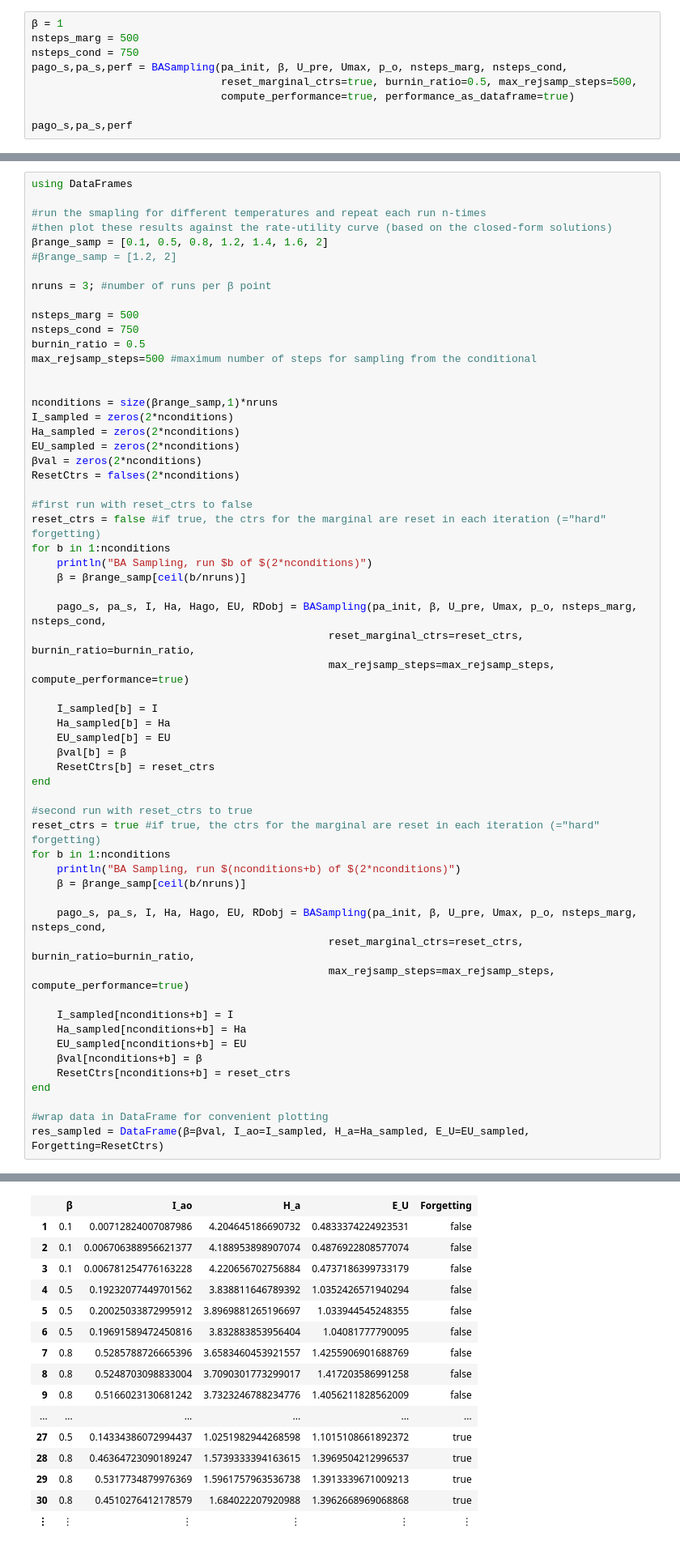
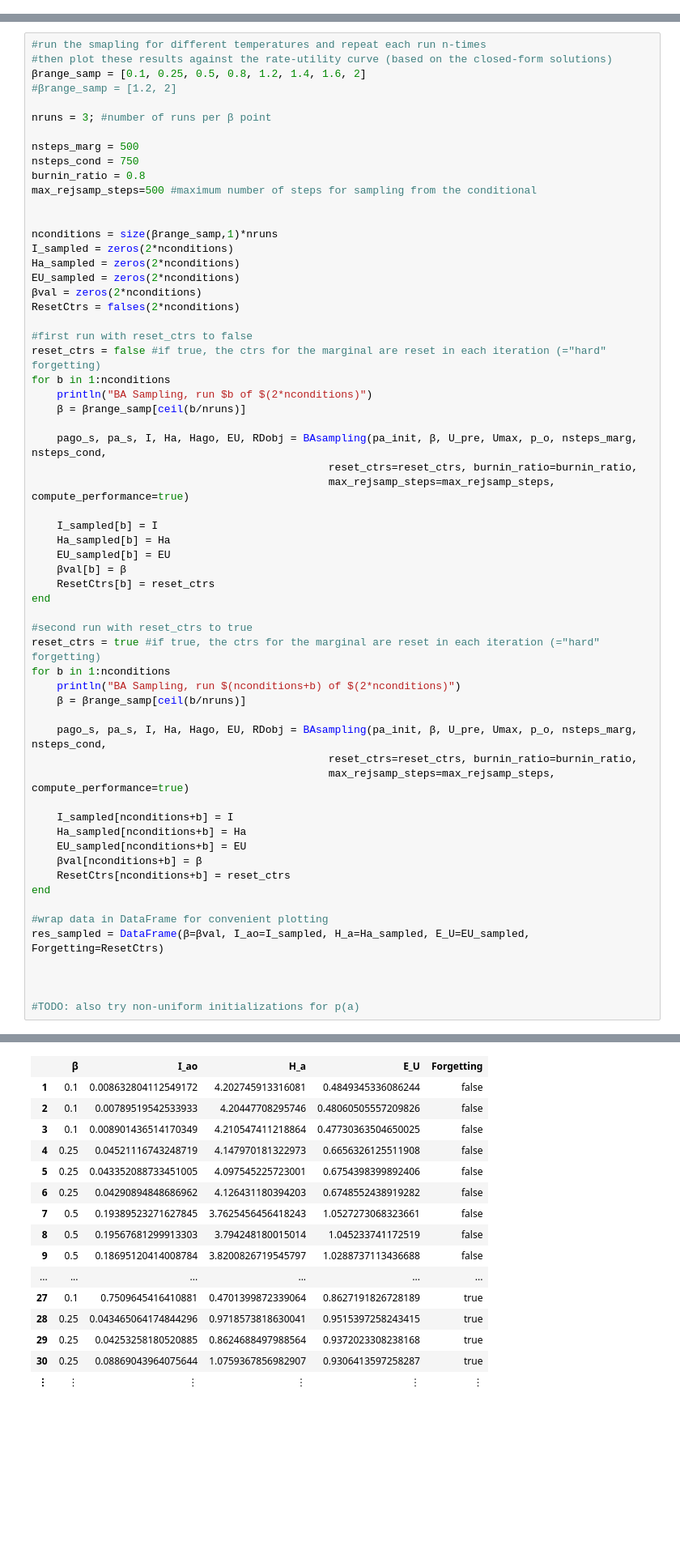
Before and after one commit to tgenewein/BoundedRationalityAbstractionAndHierarchicalDecisionMaking, a Jupyter notebook: BlahutArimotoSampling.ipynb, the cells around one changed output, grey strips where cells are left out. Shown at 81% size. Saved outputs shown, nothing was run; the diff lists cells and outputs as text; blank space fills up the shorter version.

Commit message:
Mainly worked on the Blahut-Arimoto sampling. Added functions to make the representation of the marginal distribution more modular

```diff
--- a/BlahutArimotoSampling.ipynb
+++ b/BlahutArimotoSampling.ipynb
@@ -187,9 +280,0 @@ BASampling (generic function with 1 method)
-# %%
-β = 1
-nsteps_marg = 500
-nsteps_cond = 750
-pago_s,pa_s,perf = BASampling(pa_init, β, U_pre, Umax, p_o, nsteps_marg, nsteps_cond,
-                              reset_marginal_ctrs=true, burnin_ratio=0.5, max_rejsamp_steps=500,
-                              compute_performance=true, performance_as_dataframe=true)
-
-pago_s,pa_s,perf
@@ -214,16 +281,14 @@ pago_s,pa_s,perf
 # %%
-using DataFrames
-
 #run the smapling for different temperatures and repeat each run n-times
 #then plot these results against the rate-utility curve (based on the closed-form solutions)
-βrange_samp = [0.1, 0.5, 0.8, 1.2, 1.4, 1.6, 2]
+βrange_samp = [0.1, 0.25, 0.5, 0.8, 1.2, 1.4, 1.6, 2]
 #βrange_samp = [1.2, 2]
 
 nruns = 3; #number of runs per β point
 
 nsteps_marg = 500
 nsteps_cond = 750
-burnin_ratio = 0.5
+burnin_ratio = 0.8
 max_rejsamp_steps=500 #maximum number of steps for sampling from the conditional
 
 
@@ -240,8 +305,8 @@ for b in 1:nconditions
     println("BA Sampling, run $b of $(2*nconditions)")
     β = βrange_samp[ceil(b/nruns)]
 
-    pago_s, pa_s, I, Ha, Hago, EU, RDobj = BASampling(pa_init, β, U_pre, Umax, p_o, nsteps_marg, nsteps_cond,
-                                               reset_marginal_ctrs=reset_ctrs, burnin_ratio=burnin_ratio,
+    pago_s, pa_s, I, Ha, Hago, EU, RDobj = BAsampling(pa_init, β, U_pre, Umax, p_o, nsteps_marg, nsteps_cond,
+                                               reset_ctrs=reset_ctrs, burnin_ratio=burnin_ratio,
                                                max_rejsamp_steps=max_rejsamp_steps, compute_performance=true)
 
     I_sampled[b] = I
@@ -257,8 +322,8 @@ for b in 1:nconditions
     println("BA Sampling, run $(nconditions+b) of $(2*nconditions)")
     β = βrange_samp[ceil(b/nruns)]
 
-    pago_s, pa_s, I, Ha, Hago, EU, RDobj = BASampling(pa_init, β, U_pre, Umax, p_o, nsteps_marg, nsteps_cond,
-                                               reset_marginal_ctrs=reset_ctrs, burnin_ratio=burnin_ratio,
+    pago_s, pa_s, I, Ha, Hago, EU, RDobj = BAsampling(pa_init, β, U_pre, Umax, p_o, nsteps_marg, nsteps_cond,
+                                               reset_ctrs=reset_ctrs, burnin_ratio=burnin_ratio,
                                                max_rejsamp_steps=max_rejsamp_steps, compute_performance=true)
 
     I_sampled[nconditions+b] = I
@@ -270,4 +335,8 @@ end
 
 #wrap data in DataFrame for convenient plotting
 res_sampled = DataFrame(β=βval, I_ao=I_sampled, H_a=Ha_sampled, E_U=EU_sampled, Forgetting=ResetCtrs)
+
+
+
+#TODO: also try non-uniform initializations for p(a)
 # %% [output]
@@ -291,16 +360,16 @@ BA Sampling, run 42 of 42
 |  | β | I_ao | H_a | E_U | Forgetting |
-| 1 | 0.1 | 0.00712824007087986 | 4.204645186690732 | 0.4833374224923531 | false |
-| 2 | 0.1 | 0.006706388956621377 | 4.188953898907074 | 0.4876922808577074 | false |
-| 3 | 0.1 | 0.006781254776163228 | 4.220656702756884 | 0.4737186399733179 | false |
-| 4 | 0.5 | 0.19232077449701562 | 3.838811646789392 | 1.0352426571940294 | false |
-| 5 | 0.5 | 0.20025033872995912 | 3.8969881265196697 | 1.033944545248355 | false |
-| 6 | 0.5 | 0.19691589472450816 | 3.832883853956404 | 1.04081777790095 | false |
-| 7 | 0.8 | 0.5285788726665396 | 3.6583460453921557 | 1.4255906901688769 | false |
-| 8 | 0.8 | 0.5248703098833004 | 3.7090301773299017 | 1.417203586991258 | false |
-| 9 | 0.8 | 0.5166023130681242 | 3.7323246788234776 | 1.4056211828562009 | false |
+| 1 | 0.1 | 0.008632804112549172 | 4.202745913316081 | 0.4849345336086244 | false |
+| 2 | 0.1 | 0.00789519542533933 | 4.20447708295746 | 0.48060505557209826 | false |
+| 3 | 0.1 | 0.008901436514170349 | 4.210547411218864 | 0.47730363504650025 | false |
+| 4 | 0.25 | 0.04521116743248719 | 4.147970181322973 | 0.6656326125511908 | false |
+| 5 | 0.25 | 0.043352088733451005 | 4.097545225723001 | 0.6754398399892406 | false |
+| 6 | 0.25 | 0.04290894848686962 | 4.126431180394203 | 0.6748552438919282 | false |
+| 7 | 0.5 | 0.19389523271627845 | 3.7625456456418243 | 1.0527273068323661 | false |
+| 8 | 0.5 | 0.19567681299913303 | 3.794248180015014 | 1.045233741172519 | false |
+| 9 | 0.5 | 0.18695120414008784 | 3.8200826719545797 | 1.0288737113436688 | false |
 | ... | ... | ... | ... | ... | ... |
-| 27 | 0.5 | 0.14334386072994437 | 1.0251982944268598 | 1.1015108661892372 | true |
-| 28 | 0.8 | 0.46364723090189247 | 1.5739333394163615 | 1.3969504212996537 | true |
-| 29 | 0.8 | 0.5317734879976369 | 1.5961757963536738 | 1.3913339671009213 | true |
-| 30 | 0.8 | 0.4510276412178579 | 1.684022207920988 | 1.3962668969068868 | true |
+| 27 | 0.1 | 0.7509645416410881 | 0.4701399872339064 | 0.8627191826728189 | true |
+| 28 | 0.25 | 0.043465064174844296 | 0.9718573818630041 | 0.9515397258243415 | true |
+| 29 | 0.25 | 0.04253258180520885 | 0.8624688497988564 | 0.9372023308238168 | true |
+| 30 | 0.25 | 0.08869043964075644 | 1.0759367856982907 | 0.9306413597258287 | true |
 | ⋮ | ⋮ | ⋮ | ⋮ | ⋮ | ⋮ |
```
Also changed, not shown: parts of 18 cells of this notebook, 3 other files.
